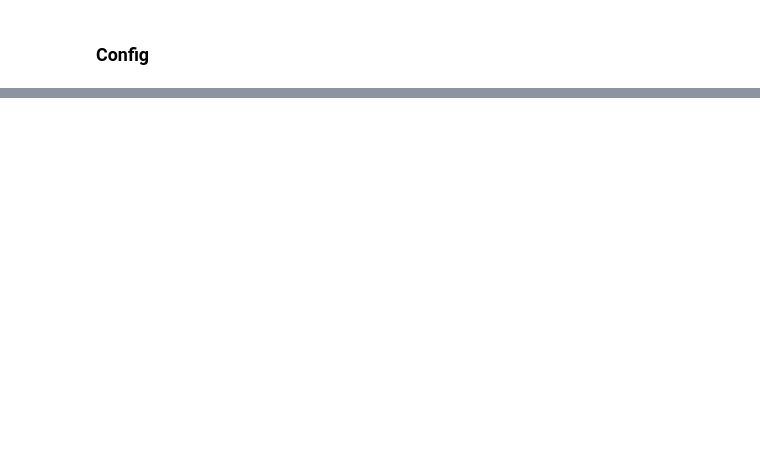
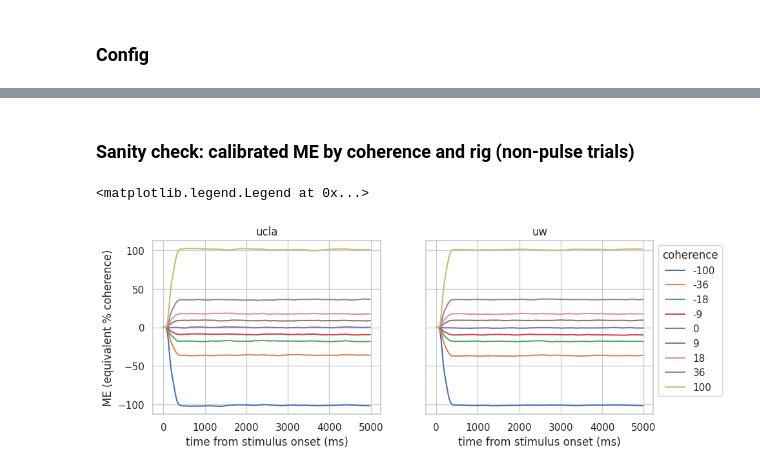
Before and after one commit to vaibrainium/decision-behavior-in-mice, a Jupyter notebook: notebooks/2.10-motion-energy-postprocessing.ipynb, the cells around one changed output, grey strips where cells are left out. Saved outputs shown, nothing was run; the diff lists cells and outputs as text; code cells hidden in the pictures; blank space fills up the shorter version.

```diff
--- a/notebooks/2.10-motion-energy-postprocessing.ipynb
+++ b/notebooks/2.10-motion-energy-postprocessing.ipynb
@@ -210,0 +51,19 @@ print("✅ All normalized motion energy files saved.")
+# %% [markdown]
+### Sanity check: calibrated ME by coherence and rig (non-pulse trials)
+# %%
+me = np.load(Path(processed_dir, "motion_energy_mouse/me_calibrated.npz"))
+trials = data.set_index("agg_code").loc[me["agg_code"]]
+non_pulse = ~trials.is_pulse_trial.to_numpy(bool)
+t_ms = np.arange(me["n_frames"]) * 1000 / 60
+
+fig, axes = plt.subplots(1, 2, figsize=(10, 3.5), sharey=True)
+for ax, rig in zip(axes, ["ucla", "uw"]):
+    for coh in sorted(trials.signed_coherence.unique()):
+        rows = non_pulse & (trials.data_source == rig).to_numpy() & (trials.signed_coherence == coh).to_numpy()
+        ax.plot(t_ms, me["global"][rows].mean(axis=0), label=coh)
+    ax.set(title=rig, xlabel="time from stimulus onset (ms)")
+axes[0].set_ylabel("ME (equivalent % coherence)")
+axes[1].legend(title="coherence", bbox_to_anchor=(1, 1))
+# %% [output]
+<matplotlib.legend.Legend at 0x...>
+[figure, added]
```
Also changed, not shown: parts of 8 cells of this notebook, 4 other files.
